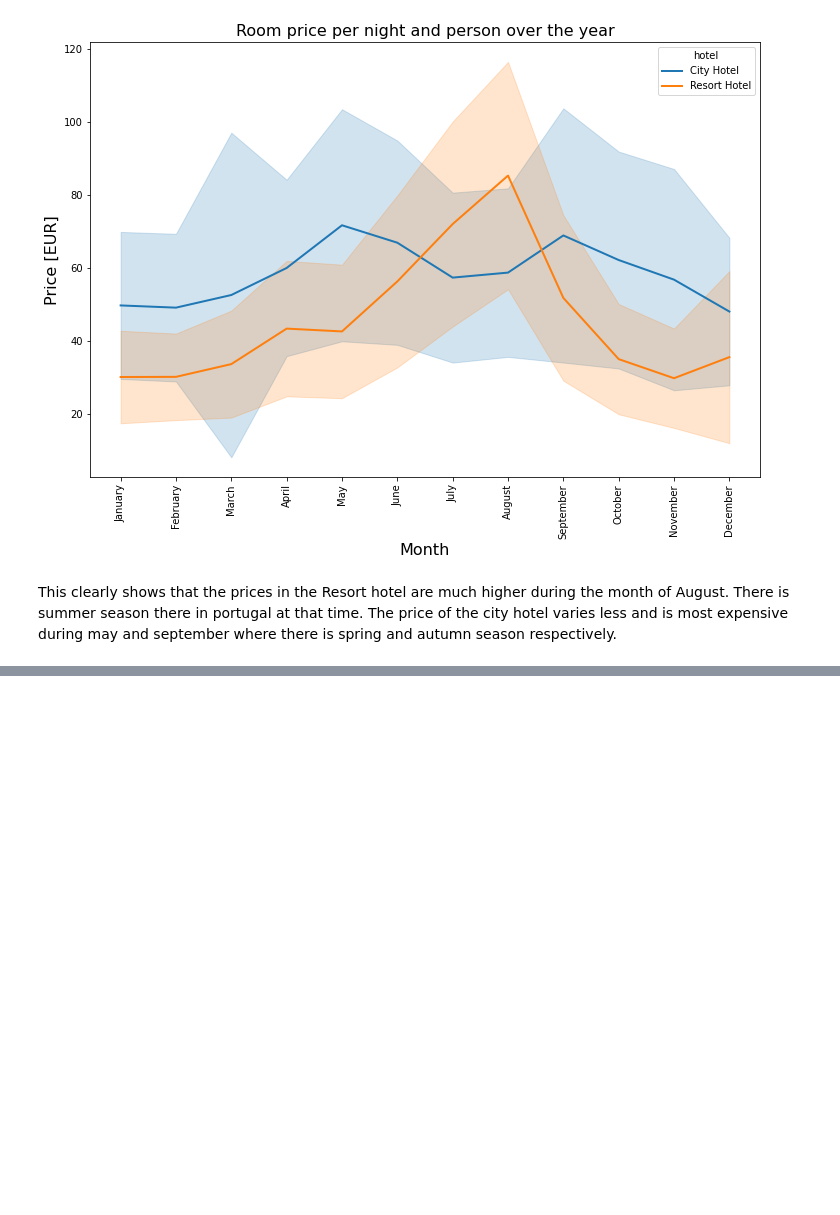
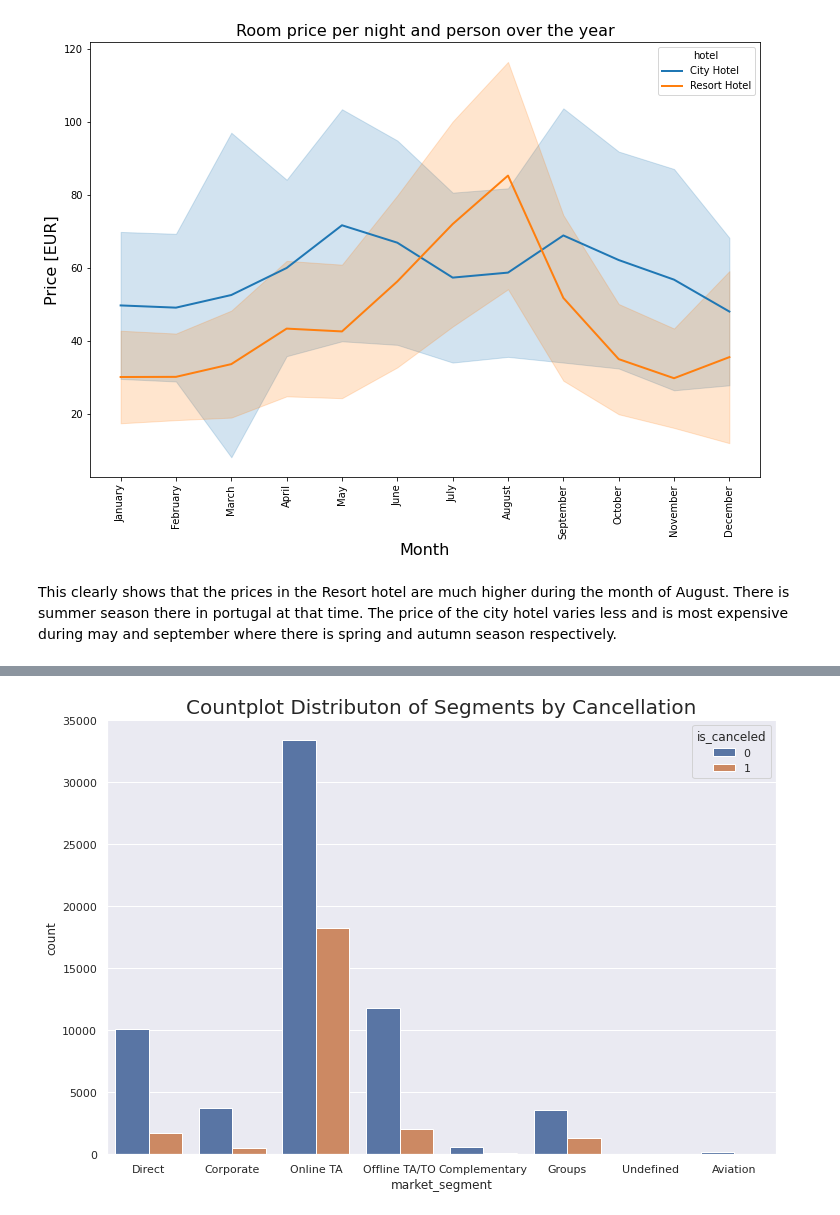
Before and after one commit to shobhi1998/Hotel-Booking-Analysis, a Jupyter notebook: Copy_Hotel_Booking.ipynb, the cells around one changed output, grey strips where cells are left out. Cells and saved outputs as stored; diff of their text form; code cells hidden in the pictures; blank space fills up the shorter version.

```diff
--- a/Copy_Hotel_Booking.ipynb
+++ b/Copy_Hotel_Booking.ipynb
@@ -327,0 +329,8 @@ This clearly shows that the prices in the Resort hotel are much higher during th
+# %%
+#Let’s check the countplot distribution by cancellation in those market segments.
+plt.figure(figsize = (12,8))
+sns.set(style = "darkgrid")
+plt.title("Countplot Distributon of Segments by Cancellation", fontdict = {'fontsize':20})
+ax = sns.countplot(x = "market_segment", hue = 'is_canceled', data = df)
+# %% [output]
+[figure, added]
```
Also changed, not shown: parts of 3 cells of this notebook.
